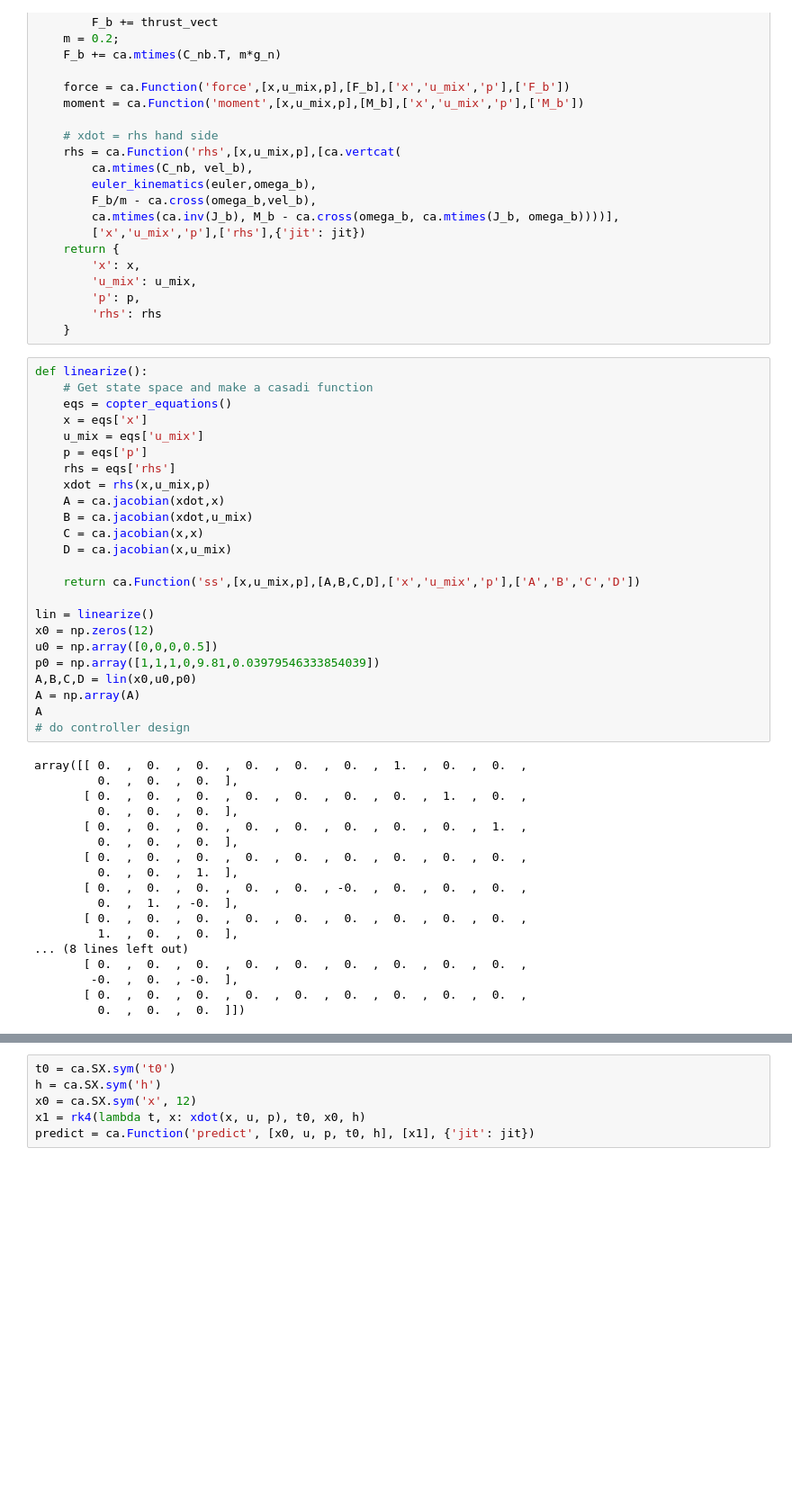
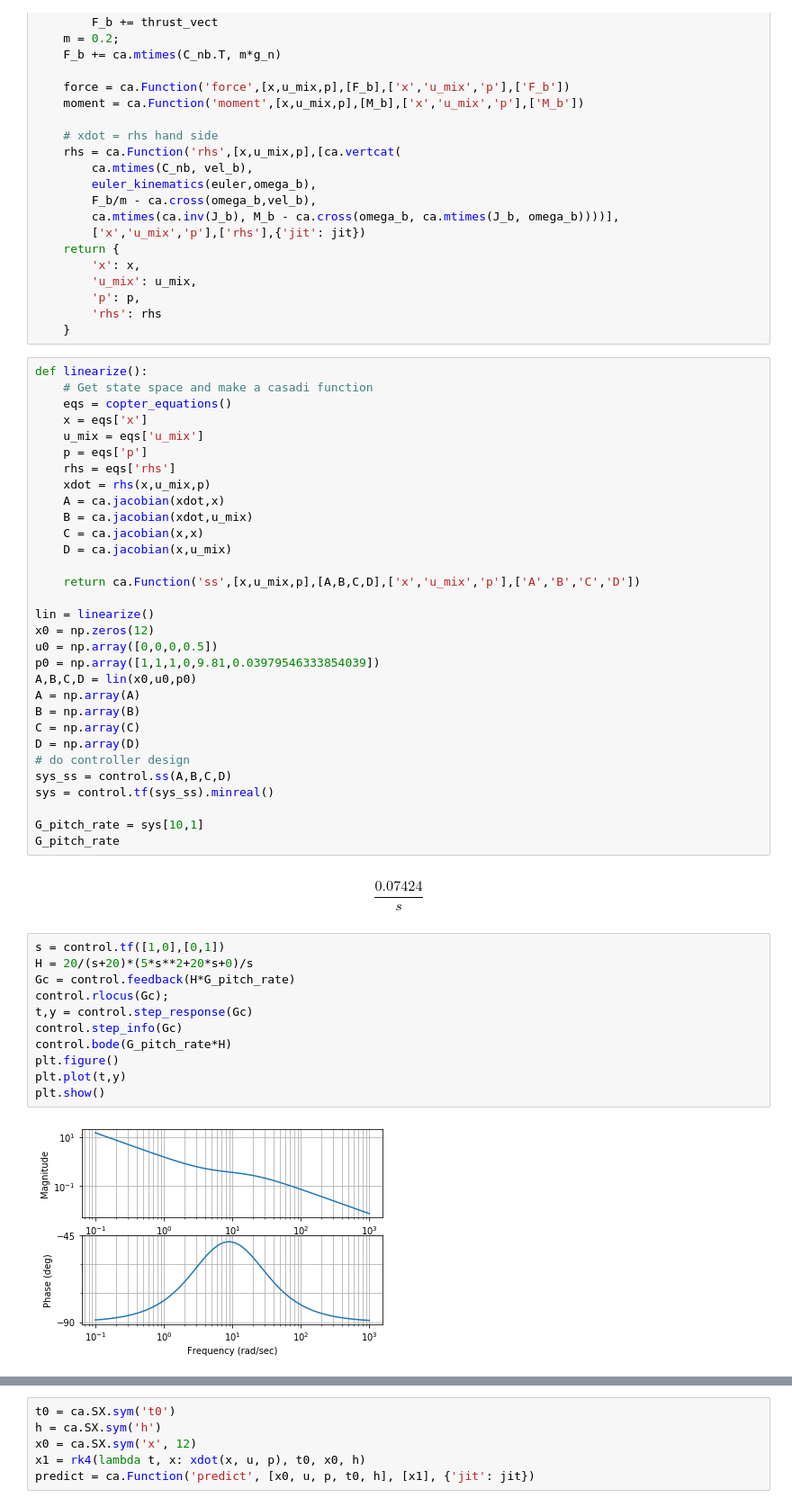
Before and after one commit to jgoppert/aae497-f19, a Jupyter notebook: lectures/10-Multirotor-Copy1.ipynb, the cells around one changed output, grey strips where cells are left out. Shown at 90% size. Cells and saved outputs as stored; diff of their text form; blank space fills up the shorter version.

Commit message:
Pitch rate controller

```diff
--- a/lectures/10-Multirotor-Copy1.ipynb
+++ b/lectures/10-Multirotor-Copy1.ipynb
@@ -145,23 +147,27 @@ u0 = np.array([0,0,0,0.5])
 p0 = np.array([1,1,1,0,9.81,0.03979546333854039])
 A,B,C,D = lin(x0,u0,p0)
 A = np.array(A)
-A
+B = np.array(B)
+C = np.array(C)
+D = np.array(D)
 # do controller design
+sys_ss = control.ss(A,B,C,D)
+sys = control.tf(sys_ss).minreal()
+
+G_pitch_rate = sys[10,1]
+G_pitch_rate
 # %% [output]
-array([[ 0.  ,  0.  ,  0.  ,  0.  ,  0.  ,  0.  ,  1.  ,  0.  ,  0.  ,
-         0.  ,  0.  ,  0.  ],
-       [ 0.  ,  0.  ,  0.  ,  0.  ,  0.  ,  0.  ,  0.  ,  1.  ,  0.  ,
-         0.  ,  0.  ,  0.  ],
-       [ 0.  ,  0.  ,  0.  ,  0.  ,  0.  ,  0.  ,  0.  ,  0.  ,  1.  ,
-         0.  ,  0.  ,  0.  ],
-       [ 0.  ,  0.  ,  0.  ,  0.  ,  0.  ,  0.  ,  0.  ,  0.  ,  0.  ,
-         0.  ,  0.  ,  1.  ],
-       [ 0.  ,  0.  ,  0.  ,  0.  ,  0.  , -0.  ,  0.  ,  0.  ,  0.  ,
-         0.  ,  1.  , -0.  ],
-       [ 0.  ,  0.  ,  0.  ,  0.  ,  0.  ,  0.  ,  0.  ,  0.  ,  0.  ,
-         1.  ,  0.  ,  0.  ],
-... (8 lines left out)
-       [ 0.  ,  0.  ,  0.  ,  0.  ,  0.  ,  0.  ,  0.  ,  0.  ,  0.  ,
-        -0.  ,  0.  , -0.  ],
-       [ 0.  ,  0.  ,  0.  ,  0.  ,  0.  ,  0.  ,  0.  ,  0.  ,  0.  ,
-         0.  ,  0.  ,  0.  ]])
+$$\frac{0.07424}{s}$$
+# %%
+s = control.tf([1,0],[0,1])
+H = 20/(s+20)*(5*s**2+20*s+0)/s
+Gc = control.feedback(H*G_pitch_rate)
+control.rlocus(Gc);
+t,y = control.step_response(Gc)
+control.step_info(Gc)
+control.bode(G_pitch_rate*H)
+plt.figure()
+plt.plot(t,y)
+plt.show()
+# %% [output]
+[figure, added]
```
Also changed, not shown: parts of 2 cells of this notebook.
